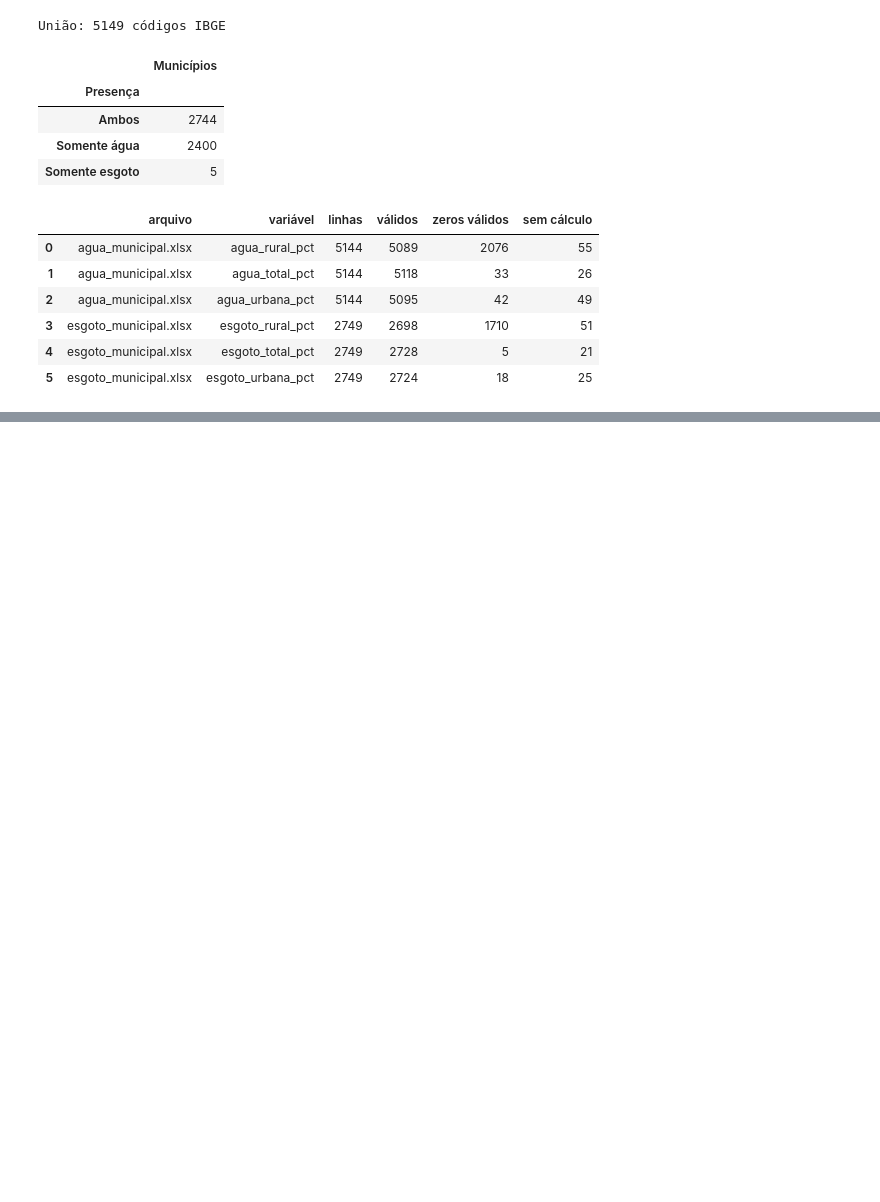
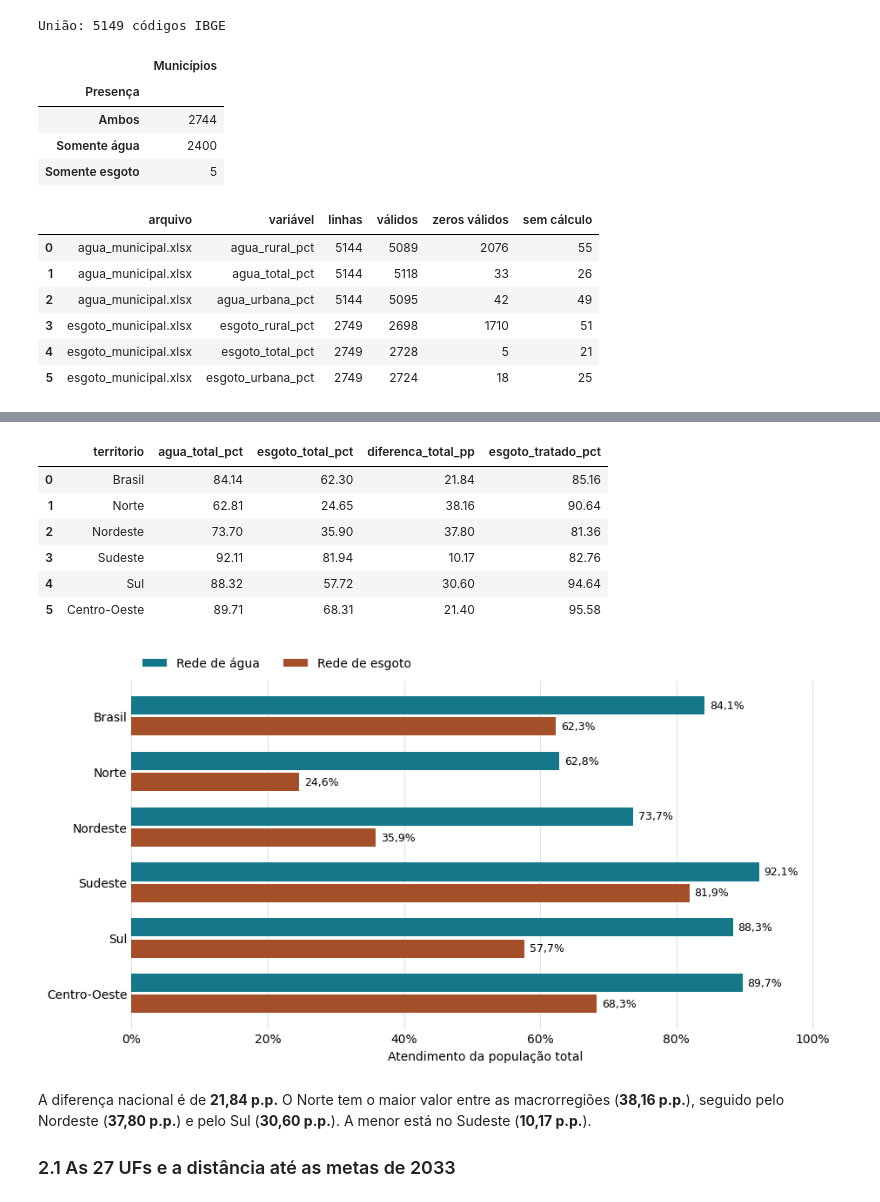
Before and after one commit to GDaflon/lasalle, a Jupyter notebook: linguagens-de-programacao/projeto-saneamento-sinisa/notebooks/analise_exploratoria.ipynb, the cells around one changed output, grey strips where cells are left out. Drawn from its saved outputs; the diff is of its cells as text; code cells hidden in the pictures; blank space fills up the shorter version.

```diff
--- a/linguagens-de-programacao/projeto-saneamento-sinisa/notebooks/analise_exploratoria.ipynb
+++ b/linguagens-de-programacao/projeto-saneamento-sinisa/notebooks/analise_exploratoria.ipynb
@@ -225,0 +182,19 @@ Os módulos têm universos de observação distintos. A diferença entre os perc
+# %%
+totais = ["agua_total_pct", "esgoto_total_pct", "diferenca_total_pp"]
+display(territorios.loc[territorios["nivel"].ne("UF"), ["territorio", *totais, "esgoto_tratado_pct"]])
+figura = an.grafico_regioes(territorios)
+display(figura)
+plt.close(figura)
+# %% [output]
+|  | territorio | agua_total_pct | esgoto_total_pct | diferenca_total_pp | esgoto_tratado_pct |
+| 0 | Brasil | 84.14 | 62.30 | 21.84 | 85.16 |
+| 1 | Norte | 62.81 | 24.65 | 38.16 | 90.64 |
+| 2 | Nordeste | 73.70 | 35.90 | 37.80 | 81.36 |
+| 3 | Sudeste | 92.11 | 81.94 | 10.17 | 82.76 |
+| 4 | Sul | 88.32 | 57.72 | 30.60 | 94.64 |
+| 5 | Centro-Oeste | 89.71 | 68.31 | 21.40 | 95.58 |
+[figure, added]
+# %% [markdown]
+A diferença nacional é de **21,84 p.p.** O Norte tem o maior valor entre as macrorregiões (**38,16 p.p.**), seguido pelo Nordeste (**37,80 p.p.**) e pelo Sul (**30,60 p.p.**). A menor está no Sudeste (**10,17 p.p.**).
+
+### 2.1 As 27 UFs e a distância até as metas de 2033
```
Also changed, not shown: parts of 43 cells of this notebook, 19 other files.
